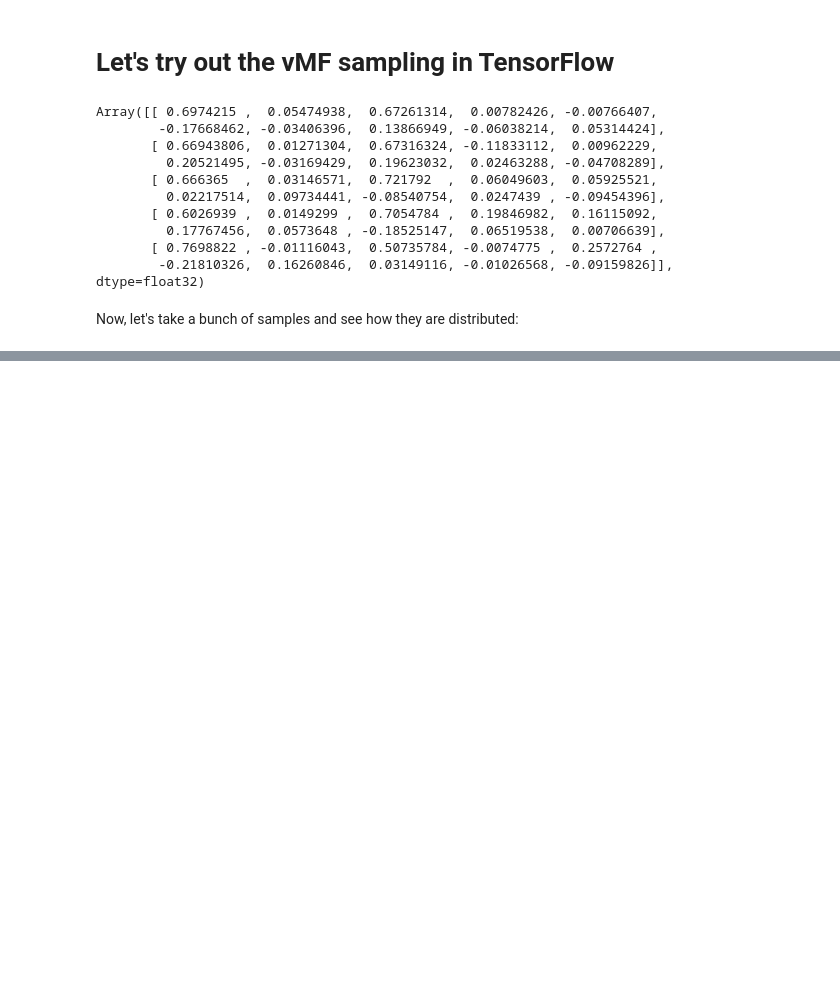
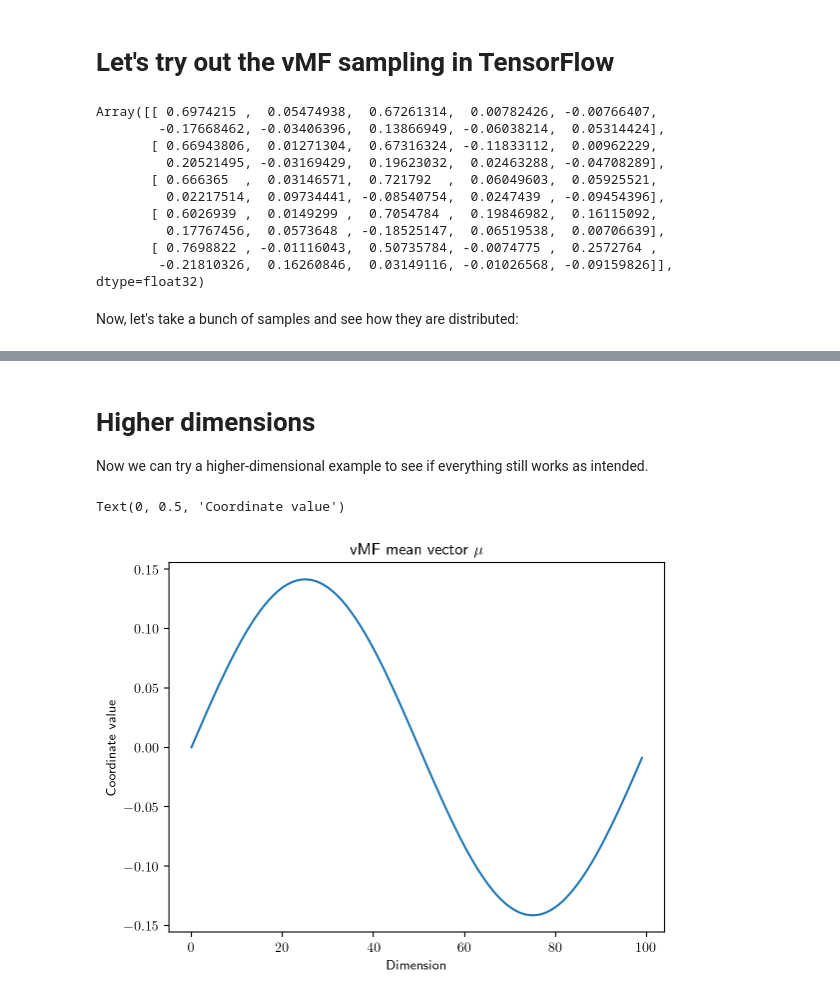
Before and after one commit to jmxpearson/vmftests, a Jupyter notebook: vMF_sampling.ipynb, the cells around one changed output, grey strips where cells are left out. Saved outputs shown, nothing was run; the diff lists cells and outputs as text; code cells hidden in the pictures; blank space fills up the shorter version.

```diff
--- a/vMF_sampling.ipynb
+++ b/vMF_sampling.ipynb
@@ -59,0 +60,14 @@ for kappa in kappa_list:
+# %% [markdown]
+# Higher dimensions
+
+Now we can try a higher-dimensional example to see if everything still works as intended.
+# %%
+mu = jnp.sin(jnp.arange(100) * 2 * jnp.pi/100)
+mu /= jnp.linalg.norm(mu)
+plt.plot(mu);
+plt.title("vMF mean vector $\\mu$")
+plt.xlabel("Dimension")
+plt.ylabel("Coordinate value")
+# %% [output]
+Text(0, 0.5, 'Coordinate value')
+[figure, added]
```
Also changed, not shown: parts of 2 cells of this notebook, 1 other file.
